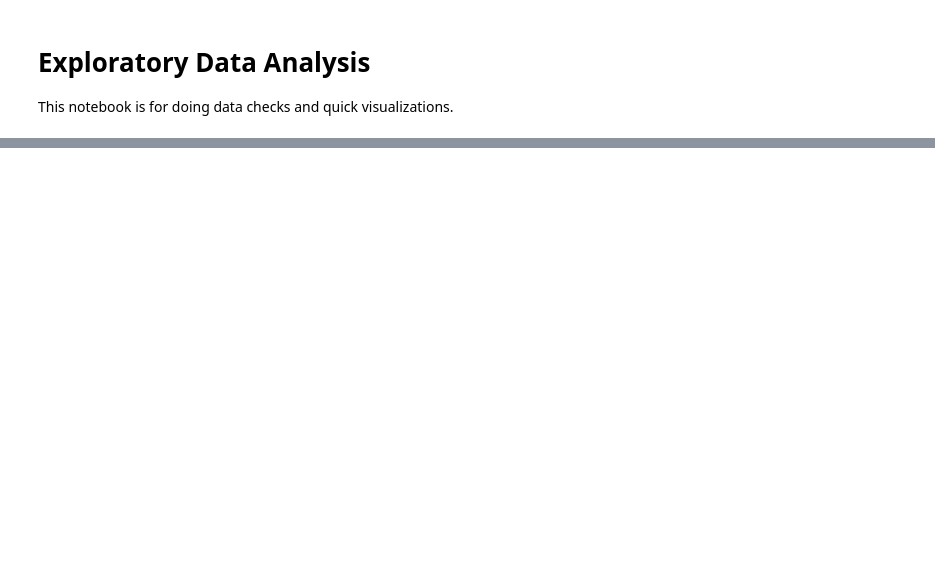
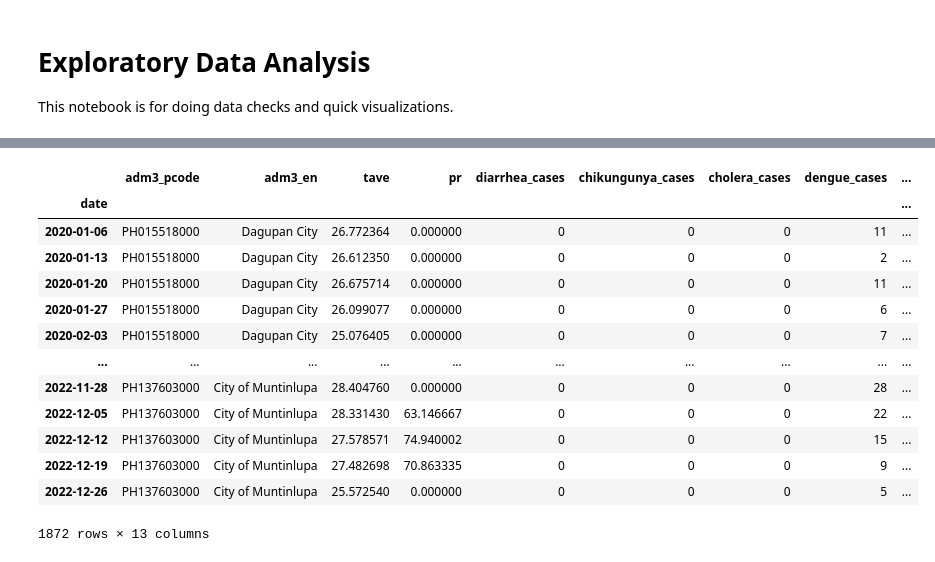
Before and after one commit to dafrose-bajaro/analytics-repo, a Jupyter notebook: notebooks/01_eda.ipynb, the cells around one changed output, grey strips where cells are left out. Cells and saved outputs as stored; diff of their text form; code cells hidden in the pictures; blank space fills up the shorter version.

```diff
--- a/notebooks/01_eda.ipynb
+++ b/notebooks/01_eda.ipynb
@@ -73,0 +134,22 @@ dengue_df
+# %%
+# merged_df
+merged_df = pd.merge(
+    climate_df, dengue_df, on=["date", "adm3_en", "adm3_pcode"], how="left"
+)
+merged_df.set_index("date", inplace=True)
+merged_df
+# %% [output]
+|  | adm3_pcode | adm3_en | tave | pr | diarrhea_cases | chikungunya_cases | cholera_cases | dengue_cases | ... |
+| date |  |  |  |  |  |  |  |  | ... |
+| 2020-01-06 | PH015518000 | Dagupan City | 26.772364 | 0.000000 | 0 | 0 | 0 | 11 | ... |
+| 2020-01-13 | PH015518000 | Dagupan City | 26.612350 | 0.000000 | 0 | 0 | 0 | 2 | ... |
+| 2020-01-20 | PH015518000 | Dagupan City | 26.675714 | 0.000000 | 0 | 0 | 0 | 11 | ... |
+| 2020-01-27 | PH015518000 | Dagupan City | 26.099077 | 0.000000 | 0 | 0 | 0 | 6 | ... |
+| 2020-02-03 | PH015518000 | Dagupan City | 25.076405 | 0.000000 | 0 | 0 | 0 | 7 | ... |
+| ... | ... | ... | ... | ... | ... | ... | ... | ... | ... |
+| 2022-11-28 | PH137603000 | City of Muntinlupa | 28.404760 | 0.000000 | 0 | 0 | 0 | 28 | ... |
+| 2022-12-05 | PH137603000 | City of Muntinlupa | 28.331430 | 63.146667 | 0 | 0 | 0 | 22 | ... |
+| 2022-12-12 | PH137603000 | City of Muntinlupa | 27.578571 | 74.940002 | 0 | 0 | 0 | 15 | ... |
+| 2022-12-19 | PH137603000 | City of Muntinlupa | 27.482698 | 70.863335 | 0 | 0 | 0 | 9 | ... |
+| 2022-12-26 | PH137603000 | City of Muntinlupa | 25.572540 | 0.000000 | 0 | 0 | 0 | 5 | ... |
+1872 rows × 13 columns
```
Also changed, not shown: parts of 7 cells of this notebook, 3 other files.
